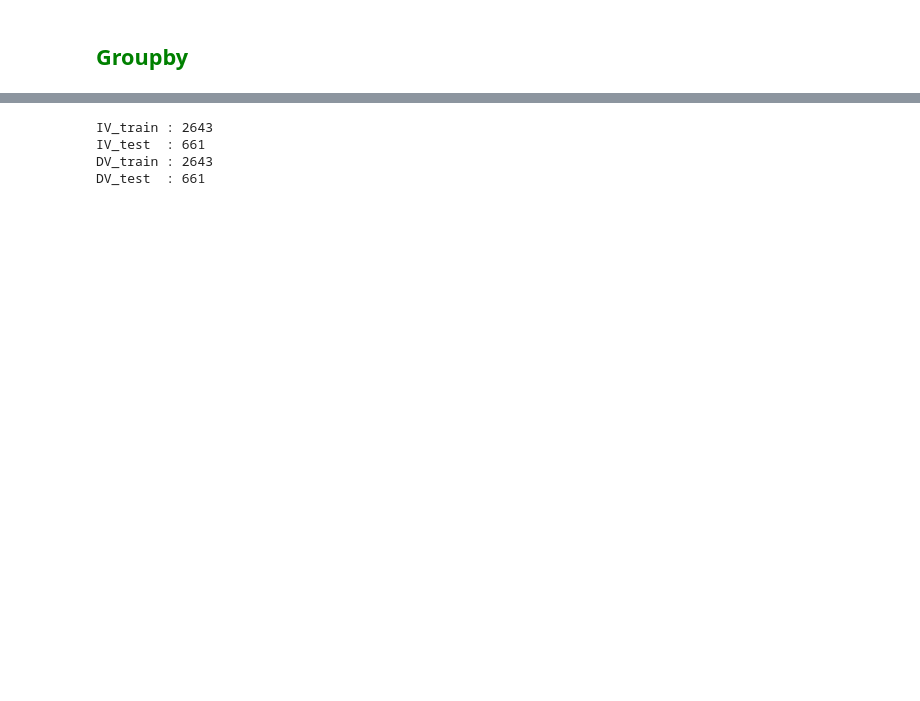
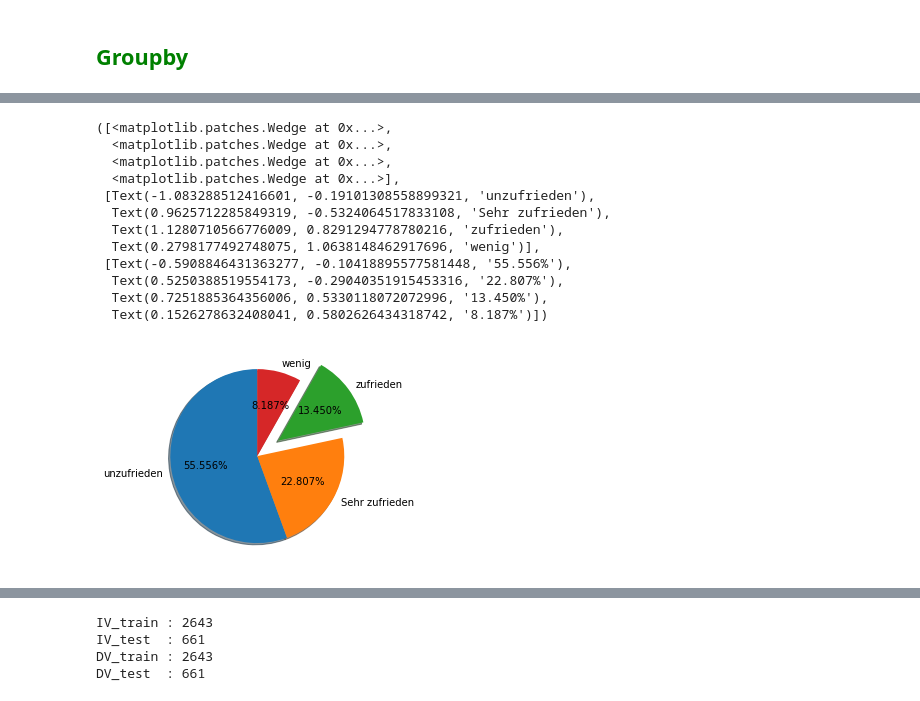
Before and after one commit to githsem/Abschlussprojekt_DataScience-WebTechnology, a Jupyter notebook: KB_Sentiment_Analyse/KB_Reinigung.ipynb, the cells around one changed output, grey strips where cells are left out. Drawn from its saved outputs; the diff is of its cells as text; code cells hidden in the pictures; blank space fills up the shorter version.

```diff
--- a/KB_Sentiment_Analyse/KB_Reinigung.ipynb
+++ b/KB_Sentiment_Analyse/KB_Reinigung.ipynb
@@ -253,0 +327,3 @@ df.round(2).head(50)
+# %%
+deneme = df[df['NameKlinik'] == 'AMEOS Klinikum Hildesheim'].groupby(['NameKlinik'])['Gesamt']
+yenidf = deneme.value_counts().sort_values(ascending=False).to_frame()
@@ -254,3 +339,21 @@ df.round(2).head(50)
+# %%
+data = yenidf.Gesamt.to_list()
+# %%
+plt.pie(data ,labels=['unzufrieden','Sehr zufrieden','zufrieden','wenig'],explode = (0, 0, 0.3, 0), autopct='%1.3f%%',shadow=True, startangle=90)
+# %% [output]
+([<matplotlib.patches.Wedge at 0x...>,
+  <matplotlib.patches.Wedge at 0x...>,
+  <matplotlib.patches.Wedge at 0x...>,
+  <matplotlib.patches.Wedge at 0x...>],
+ [Text(-1.083288512416601, -0.19101308558899321, 'unzufrieden'),
+  Text(0.9625712285849319, -0.5324064517833108, 'Sehr zufrieden'),
+  Text(1.1280710566776009, 0.8291294778780216, 'zufrieden'),
+  Text(0.2798177492748075, 1.0638148462917696, 'wenig')],
+ [Text(-0.5908846431363277, -0.10418895577581448, '55.556%'),
+  Text(0.5250388519554173, -0.29040351915453316, '22.807%'),
+  Text(0.7251885364356006, 0.5330118072072996, '13.450%'),
+  Text(0.1526278632408041, 0.5802626434318742, '8.187%')])
+[figure, added]
 # %%
 final_df = df.groupby(['NameKlinik'])['Polarity Level'].mean()
 # %%
```
Also changed, not shown: parts of 48 cells of this notebook, 3 other files.
